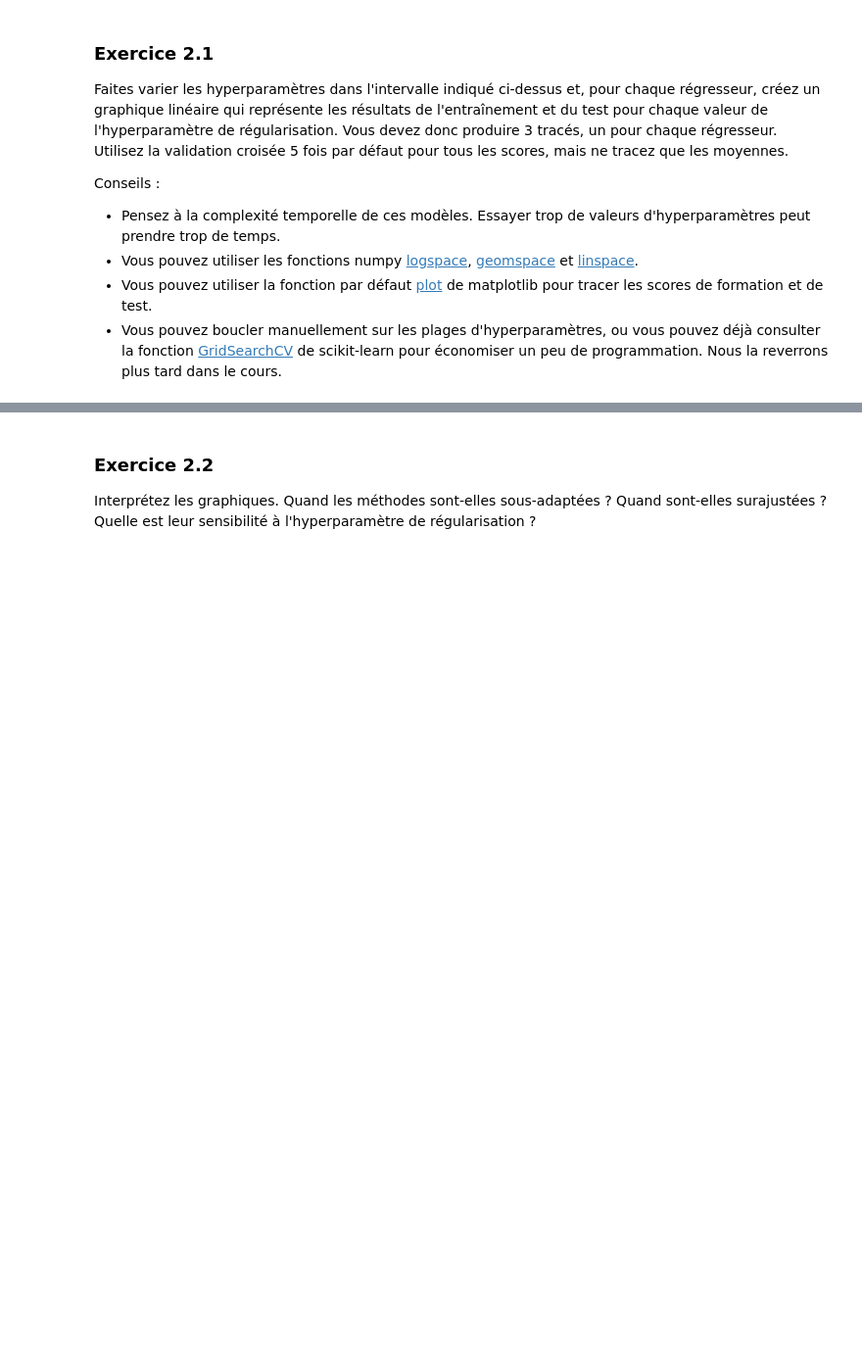
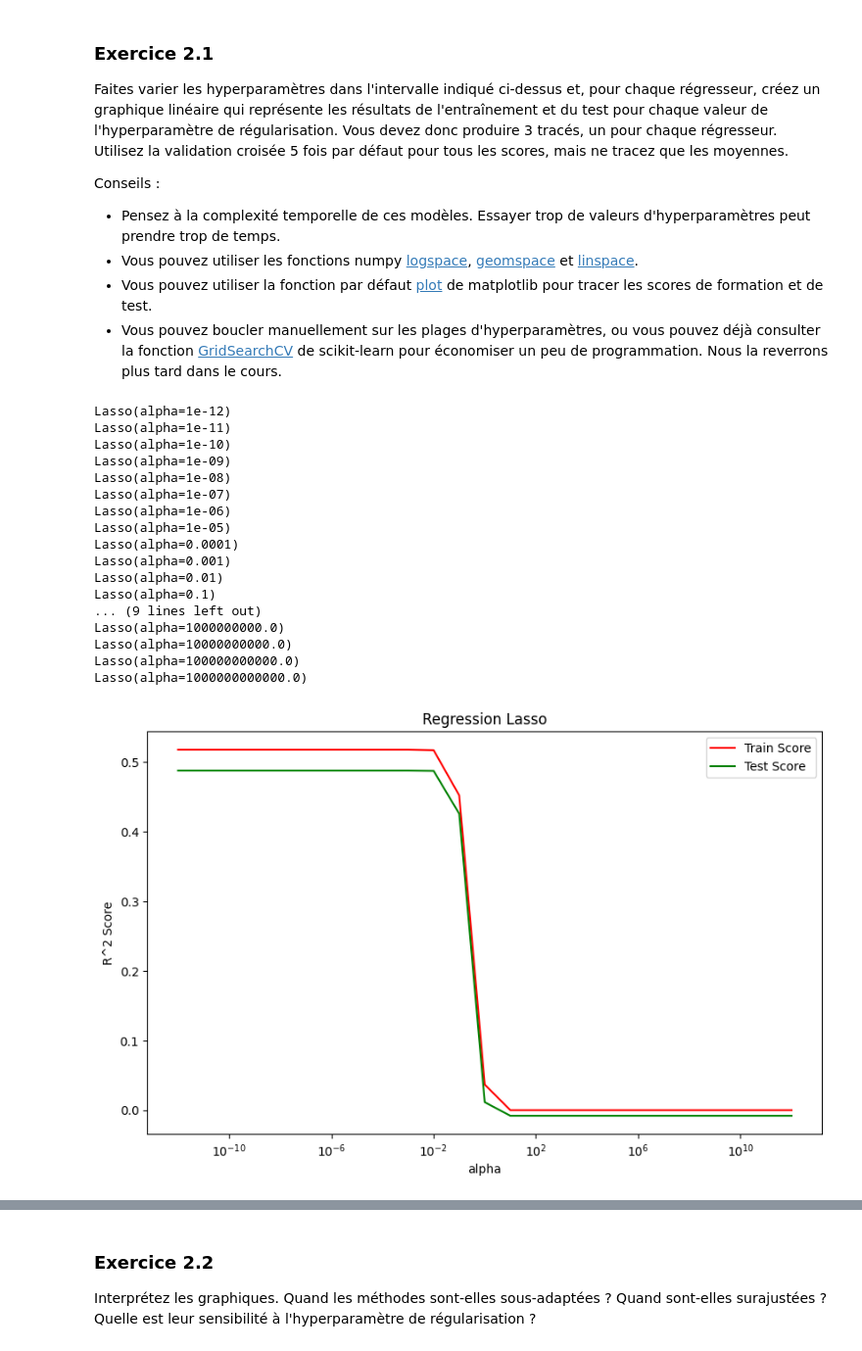
Before and after one commit to A-Helkias/Formation_Intermediaire, a Jupyter notebook: Machine Learning/2.1. Lab 3 - Linear Models for Regression.ipynb, the cells around one changed output, grey strips where cells are left out. Shown at 98% size. Cells and saved outputs as stored; diff of their text form; code cells hidden in the pictures; blank space fills up the shorter version.

```diff
--- a/Machine Learning/2.1. Lab 3 - Linear Models for Regression.ipynb
+++ b/Machine Learning/2.1. Lab 3 - Linear Models for Regression.ipynb
@@ -143,19 +145,18 @@ param_grid_ridge = {'alpha': np.logspace(-12, 12, 25)}
 param_grid_knn = {'n_neighbors': list(range(1, 51))}
 # %%
-
-# Grid search pour Lasso
-grid_search_lasso = GridSearchCV(lasso, param_grid_lasso, cv=5)
+# Grid search Lasso
+grid_search_lasso = GridSearchCV(lasso, alpha_param_grid, cv=5)
 grid_search_lasso.fit(X, y)
 best_lasso = grid_search_lasso.best_estimator_
 best_lasso_params = grid_search_lasso.best_params_
 
-# Grid search pour Ridge
-grid_search_ridge = GridSearchCV(ridge, param_grid_ridge, cv=5)
+# Grid search Ridge
+grid_search_ridge = GridSearchCV(ridge, alpha_param_grid, cv=5)
 grid_search_ridge.fit(X, y)
 best_ridge = grid_search_ridge.best_estimator_
 best_ridge_params = grid_search_ridge.best_params_
 
-# Grid search pour kNN
+# Grid search kNN
 grid_search_knn = GridSearchCV(knn, param_grid_knn, cv=5)
 grid_search_knn.fit(X, y)
 best_knn = grid_search_knn.best_estimator_
@@ -173,3 +178,55 @@ Conseils :
 * Vous pouvez utiliser les fonctions numpy [logspace](https://docs.scipy.org/doc/numpy/reference/generated/numpy.logspace.html), [geomspace](https://docs.scipy.org/doc/numpy/reference/generated/numpy.geomspace.html?highlight=geomspace#numpy.geomspace) et [linspace](https://docs.scipy.org/doc/numpy/reference/generated/numpy.linspace.html#numpy.linspace).
 * Vous pouvez utiliser la fonction par défaut [plot](https://matplotlib.org/tutorials/introductory/pyplot.html) de matplotlib pour tracer les scores de formation et de test.
 * Vous pouvez boucler manuellement sur les plages d'hyperparamètres, ou vous pouvez déjà consulter la fonction [GridSearchCV](https://scikit-learn.org/stable/modules/generated/sklearn.model_selection.GridSearchCV.html) de scikit-learn pour économiser un peu de programmation. Nous la reverrons plus tard dans le cours.
+# %%
+models_2 = [Ridge(), Lasso(), KNeighborsRegressor()]
+train_scores, test_scores = evaluate_learners(models=models_2,X=X, y=y)
+# %%
+def plot_scores(model, param_name, param_range, X, y, title):
+    train_scores = []
+    test_scores = []
+
+    for param in param_range:
+        if param_name == 'alpha':
+            model.set_params(alpha=param)
+            print(model)
+        elif param_name == 'n_neighbors':
+            model.set_params(n_neighbors=param)
+
+        train_score = cross_validate(model, X, y, cv=5, return_train_score=True)['train_score']
+        test_score = cross_validate(model, X, y, cv=5, return_train_score=True)['test_score']
+
+        train_scores.append(np.mean(train_score))
+        test_scores.append(np.mean(test_score))
+
+    plt.figure(figsize=(10, 6))
+    plt.plot(param_range, train_scores, label='Train Score', color='red')
+    plt.plot(param_range, test_scores, label='Test Score', color='green')
+    plt.xlabel(param_name)
+    plt.ylabel('R^2 Score')
+    plt.xscale('log' if param_name == 'alpha' else 'linear')
+    plt.title(title)
+    plt.legend()
+    plt.show()
+# %%
+lasso = Lasso()
+plot_scores(lasso, 'alpha', alpha_param_grid['alpha'], X, y, "Regression Lasso" )
+# %% [output]
+Lasso(alpha=1e-12)
+Lasso(alpha=1e-11)
+Lasso(alpha=1e-10)
+Lasso(alpha=1e-09)
+Lasso(alpha=1e-08)
+Lasso(alpha=1e-07)
+Lasso(alpha=1e-06)
+Lasso(alpha=1e-05)
+Lasso(alpha=0.0001)
+Lasso(alpha=0.001)
+Lasso(alpha=0.01)
+Lasso(alpha=0.1)
+... (9 lines left out)
+Lasso(alpha=1000000000.0)
+Lasso(alpha=10000000000.0)
+Lasso(alpha=100000000000.0)
+Lasso(alpha=1000000000000.0)
+[figure, added]
```
Also changed, not shown: parts of 13 cells of this notebook, 1 other file.
